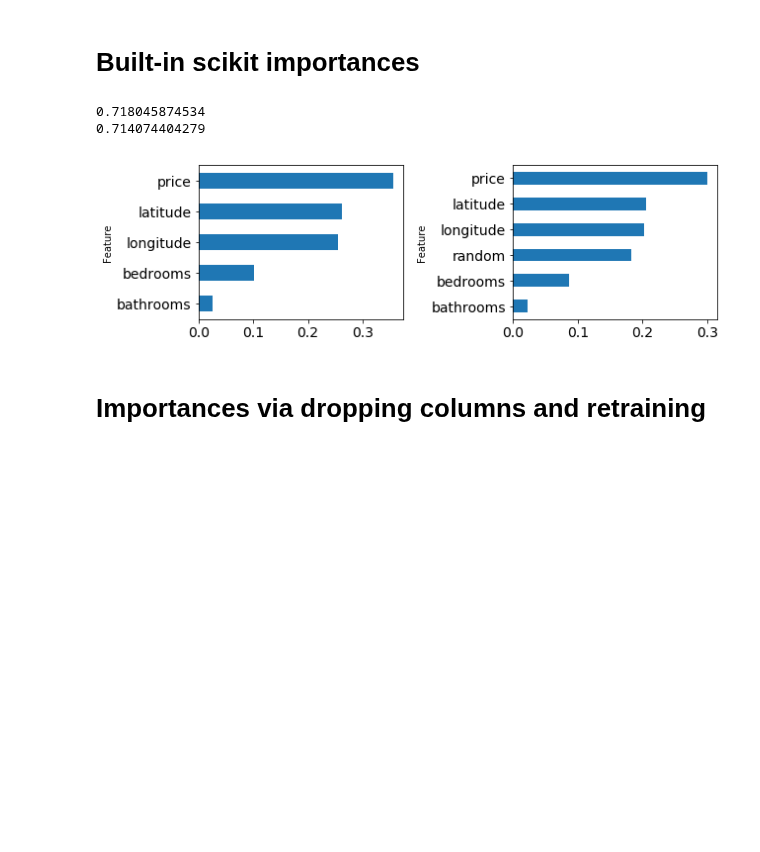
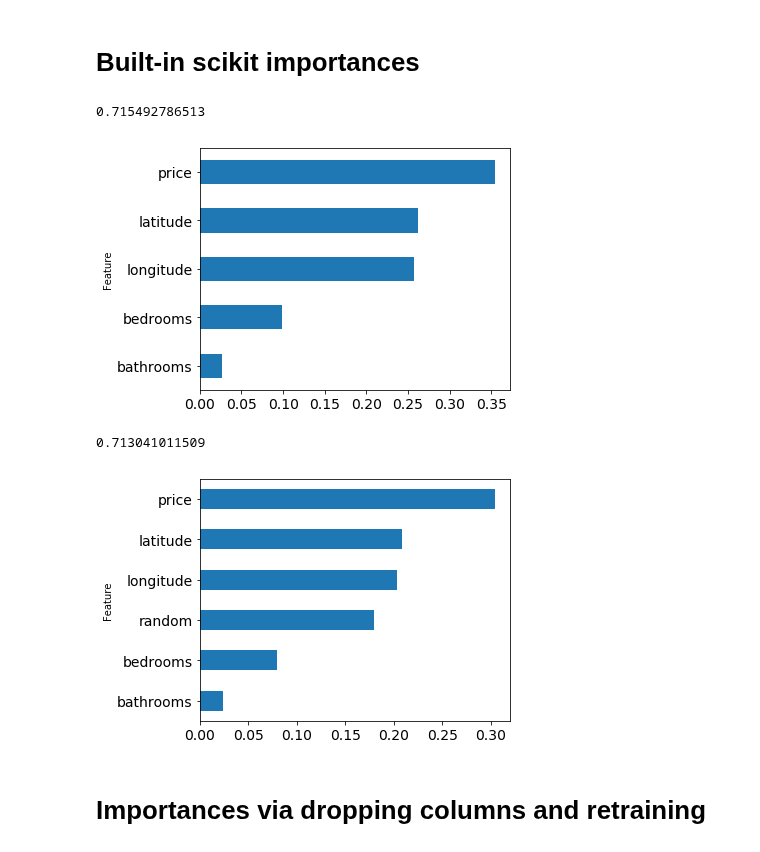
Before and after one commit to parrt/random-forest-importances, a Jupyter notebook: notebooks/permutation-importances-classifier.ipynb, the cells around one changed output. Cells and saved outputs as stored; diff of their text form; code cells hidden in the pictures; blank space fills up the shorter version.

```diff
--- a/notebooks/permutation-importances-classifier.ipynb
+++ b/notebooks/permutation-importances-classifier.ipynb
@@ -6,11 +6,15 @@ from sklearn.ensemble import RandomForestClassifier
 from sklearn.model_selection import cross_val_score
 from sklearn.base import clone
 
-def plot_importances(columns,importances,figsize=None, ax=None):
+def plot_importances(columns,importances,figsize=None, ax=None, save=None):
     I = pd.DataFrame(data={'Feature':columns, 'Importance':importances})
     I = I.set_index('Feature')
     I = I.sort_values('Importance', ascending=True)
     I.plot(kind='barh', figsize=figsize, legend=False, ax=ax, fontsize=14)
+    plt.tight_layout()
+    if save:
+        plt.savefig(save)
+    plt.show()
 # %%
 df = pd.read_csv("data/rent.csv")
 features = ['bathrooms','bedrooms','price','longitude','latitude',
@@ -30,31 +34,29 @@ df.head(5)
 # %%
 base_rf = RandomForestClassifier(n_estimators=100,
                                  min_samples_leaf=5,
                                  n_jobs=-1,
                                  oob_score=True)
 
-fig, axes = plt.subplots(nrows=1, ncols=2, figsize=(9,2.8))
-
 X_train, y_train = df.drop('interest_level',axis=1), df['interest_level']
 
 rf = clone(base_rf)
 rf.fit(X_train, y_train)
 print(rf.oob_score_)
-plot_importances(X_train.columns,rf.feature_importances_, ax=axes[0])
+plot_importances(X_train.columns,rf.feature_importances_,
+                 save='cls_dflt.svg')
 
 X_train2 = X_train.copy()
 X_train2['random'] = np.random.random(size=len(X_train2))
 rf2 = clone(base_rf)
 rf2.fit(X_train2, y_train)
 print(rf2.oob_score_)
-plot_importances(X_train2.columns,rf2.feature_importances_, ax=axes[1])
-
-plt.tight_layout()
-plt.show()
+plot_importances(X_train2.columns,rf2.feature_importances_,
+                 save='cls_dflt_random.svg')
 # %% [output]
-0.718045874534
-0.714074404279
+0.715492786513
-[figure, old version]
+[figure, new version]
+0.713041011509
+[figure, added]
 # %% [markdown]
 # Importances via dropping columns and retraining
 # %%
```
Also changed, not shown: parts of 3 cells of this notebook, 15 other files.
